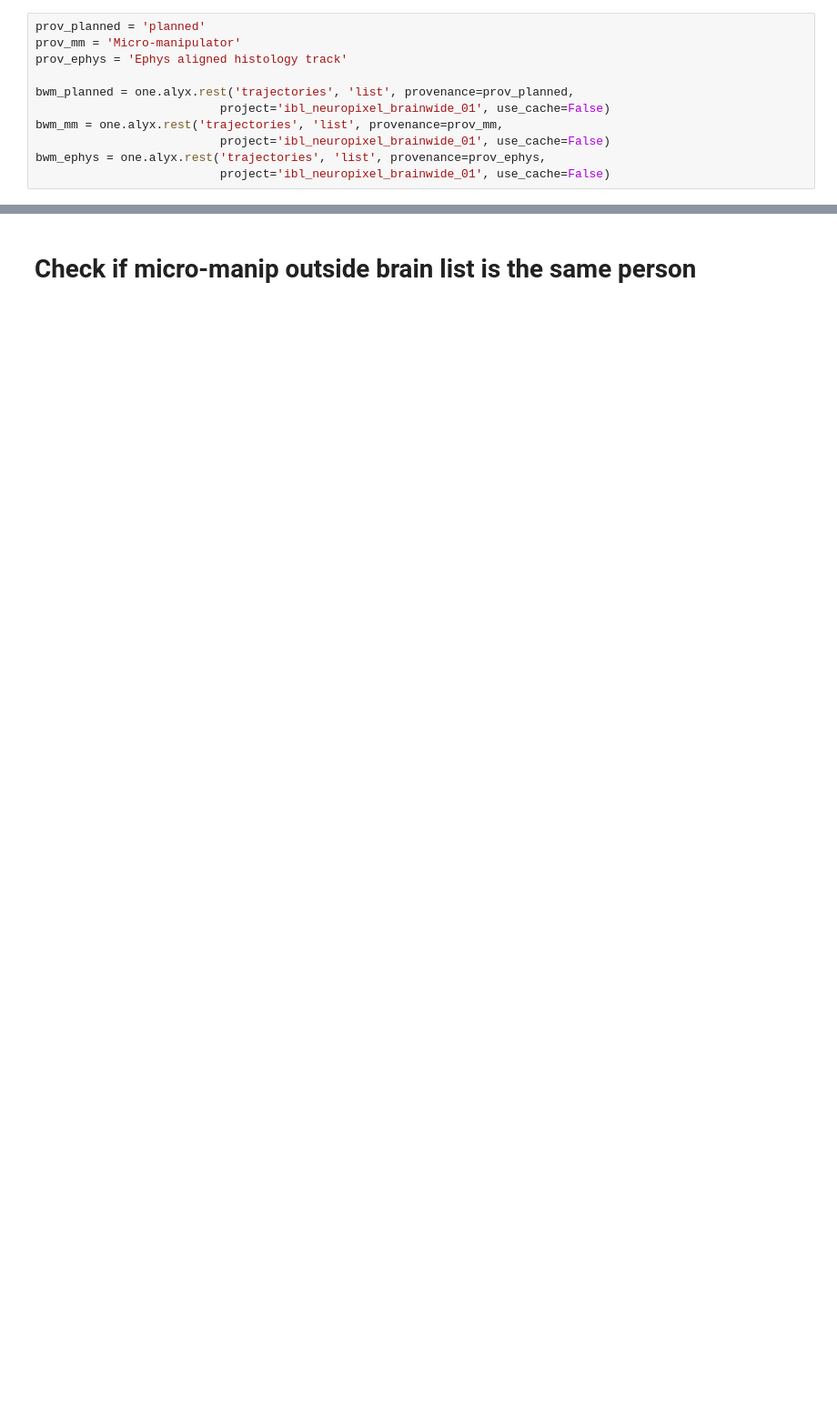
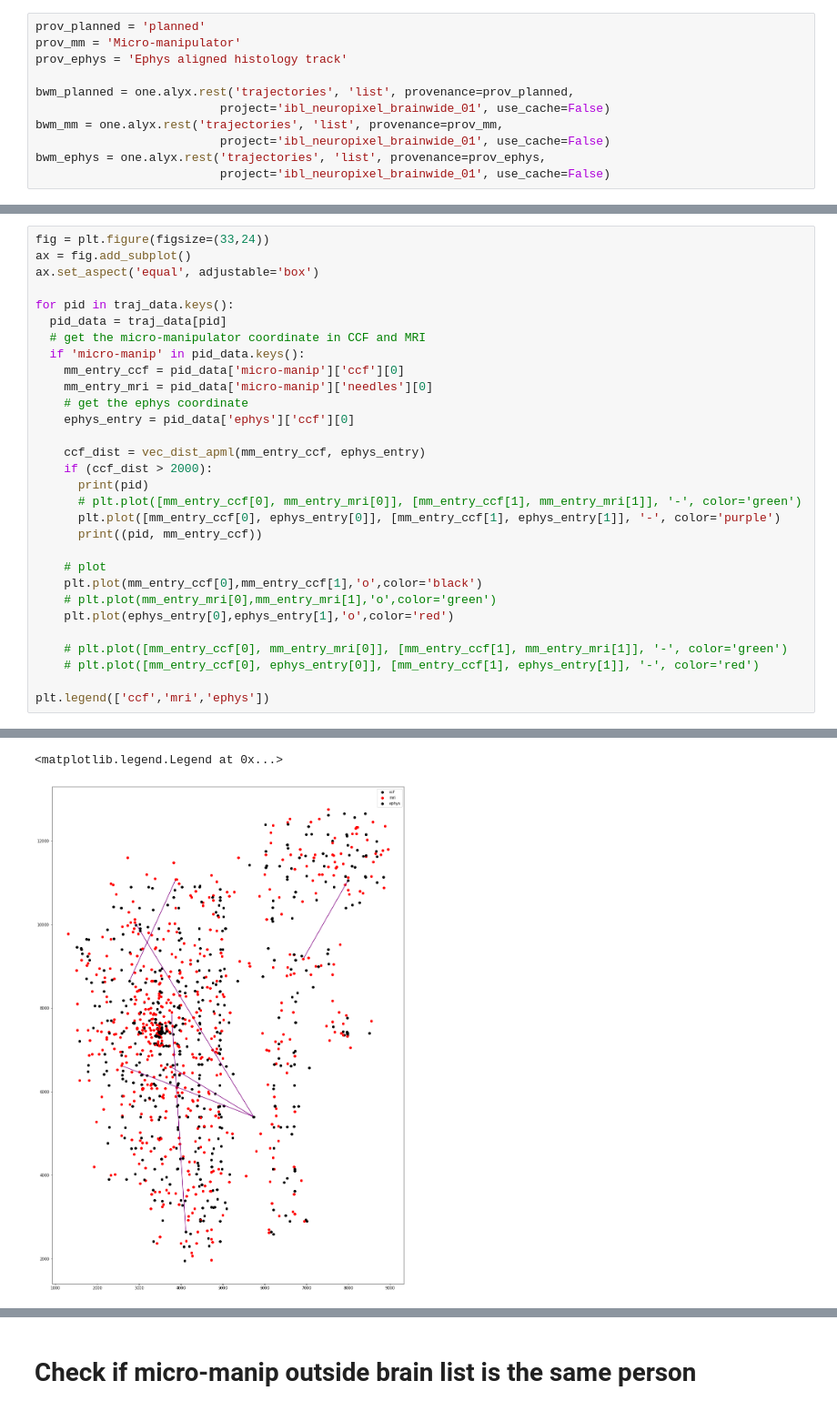
Before and after one commit to int-brain-lab/ibl-viz, a Jupyter notebook: bwm/bwm_ins_analysis_needles_vs_mri.ipynb, the cells around one changed output, grey strips where cells are left out. Shown at 91% size. Drawn from its saved outputs; the diff is of its cells as text; blank space fills up the shorter version.

```diff
--- a/bwm/bwm_ins_analysis_needles_vs_mri.ipynb
+++ b/bwm/bwm_ins_analysis_needles_vs_mri.ipynb
@@ -86,0 +214,31 @@ for traj in bwm_ephys:
+# %%
+fig = plt.figure(figsize=(33,24))
+ax = fig.add_subplot()
+ax.set_aspect('equal', adjustable='box')
+
+for pid in traj_data.keys():
+  pid_data = traj_data[pid]
+  # get the micro-manipulator coordinate in CCF and MRI
+  if 'micro-manip' in pid_data.keys():
+    mm_entry_ccf = pid_data['micro-manip']['ccf'][0]
+    mm_entry_mri = pid_data['micro-manip']['needles'][0]
+    # get the ephys coordinate
+    ephys_entry = pid_data['ephys']['ccf'][0]
+
+    ccf_dist = vec_dist_apml(mm_entry_ccf, ephys_entry)
+    if (ccf_dist > 2000):
+      print(pid)
+      # plt.plot([mm_entry_ccf[0], mm_entry_mri[0]], [mm_entry_ccf[1], mm_entry_mri[1]], '-', color='green')
+      plt.plot([mm_entry_ccf[0], ephys_entry[0]], [mm_entry_ccf[1], ephys_entry[1]], '-', color='purple')
+      print((pid, mm_entry_ccf))
+
+    # plot
+    plt.plot(mm_entry_ccf[0],mm_entry_ccf[1],'o',color='black')
+    # plt.plot(mm_entry_mri[0],mm_entry_mri[1],'o',color='green')
+    plt.plot(ephys_entry[0],ephys_entry[1],'o',color='red')
+
+    # plt.plot([mm_entry_ccf[0], mm_entry_mri[0]], [mm_entry_ccf[1], mm_entry_mri[1]], '-', color='green')
+    # plt.plot([mm_entry_ccf[0], ephys_entry[0]], [mm_entry_ccf[1], ephys_entry[1]], '-', color='red')
+
+plt.legend(['ccf','mri','ephys'])
+# %% [output]
@@ -86,0 +257,2 @@ for traj in bwm_ephys:
+<matplotlib.legend.Legend at 0x...>
+[figure, added]
```
Also changed, not shown: parts of 57 cells of this notebook, 19 other files.
